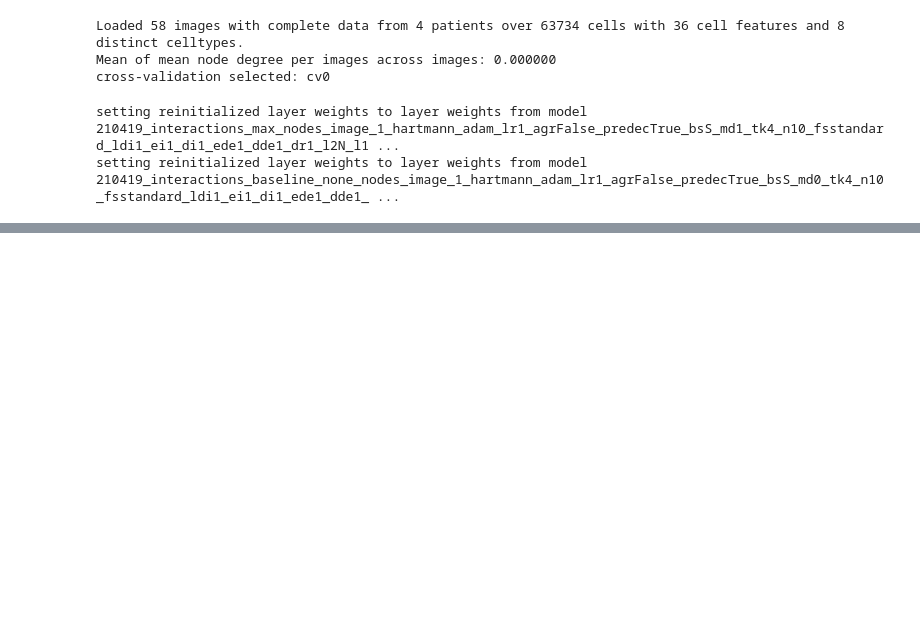
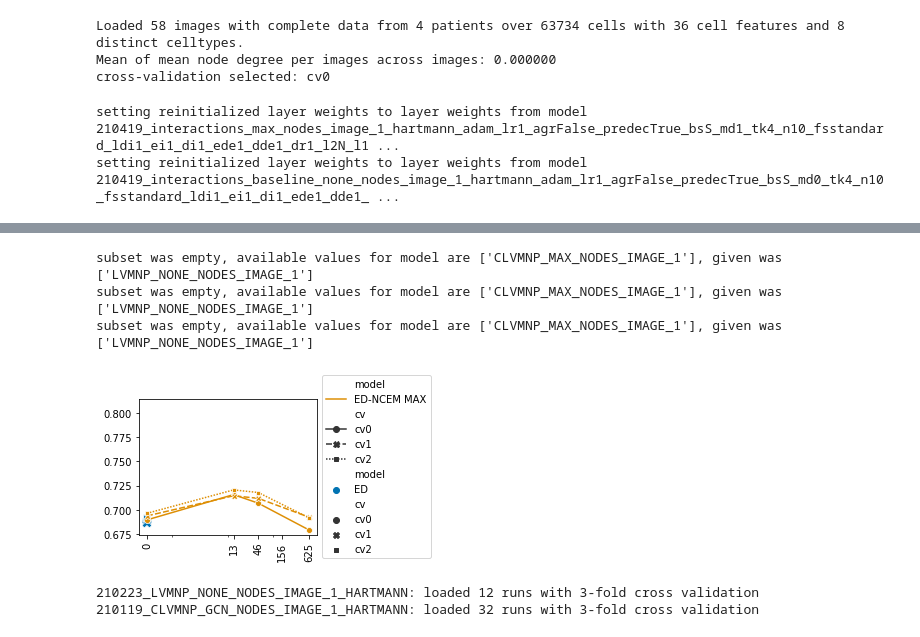
Before and after one commit to theislab/ncem, a Jupyter notebook: model_benchmarks_mibitof_cancer.ipynb, the cells around one changed output, grey strips where cells are left out. Saved outputs shown, nothing was run; the diff lists cells and outputs as text; code cells hidden in the pictures; blank space fills up the shorter version.

```diff
--- a/model_benchmarks_mibitof_cancer.ipynb
+++ b/model_benchmarks_mibitof_cancer.ipynb
@@ -191,0 +263,48 @@ setting reinitialized layer weights to layer weights from model 210419_interacti
+# %%
+gs_lvmnp.plot_best_model_by_hyperparam(
+    partition_show="test",
+    metric_show="r_squared_linreg",
+    partition_select="val",
+    metric_select="r_squared_linreg",
+    param_x="um_radius",
+    param_hue="model",
+    graph_model_class='clvmnp',
+    baseline_model_class='lvmnp',
+    rename_levels = [
+        ("model", {
+            "LVMNP_NONE_NODES_IMAGE_1": "ED",
+            "CLVMNP_MAX_NODES_IMAGE_1": "ED-NCEM MAX",
+        })
+    ],
+    figsize=(4., 2.5),
+    yaxis_limit=(0.674, 0.815),
+    plot_mode = 'lineplot',
+    palette = {"ED": "C0", "ED-NCEM MAX": "C1", "ED-NCEM GCN": "C2"},
+    xticks=[  0,  13,  46, 156, 625],
+)
+# %% [output]
+subset was empty, available values for model are ['CLVMNP_MAX_NODES_IMAGE_1'], given was ['LVMNP_NONE_NODES_IMAGE_1']
+subset was empty, available values for model are ['CLVMNP_MAX_NODES_IMAGE_1'], given was ['LVMNP_NONE_NODES_IMAGE_1']
+subset was empty, available values for model are ['CLVMNP_MAX_NODES_IMAGE_1'], given was ['LVMNP_NONE_NODES_IMAGE_1']
+[figure, added]
+# %%
+gs_lvmnp = ncem.train.GridSearchContainer(
+    dir_gs,
+    gs_ids=[
+        "210223_LVMNP_NONE_NODES_IMAGE_1_HARTMANN",
+        "210119_CLVMNP_GCN_NODES_IMAGE_1_HARTMANN",
+    ],
+    lateral_resolution=400/1024
+)
+gs_lvmnp.load_gs()
+
+test_id_ed_ncem_gcn = gs_lvmnp.get_best_model_id(
+    subset_hyperparameters=[("model", "CLVMNP_GCN_NODES_IMAGE_1")],
+    partition_select='test', metric_select="r_squared_linreg"
+)
+ed_ncem_gcn_test_r2 = np.array(
+    gs_lvmnp.summary_table[gs_lvmnp.summary_table["run_id"] ==test_id_ed_ncem_gcn]['test_r_squared_linreg']
+)
+# %% [output]
+210223_LVMNP_NONE_NODES_IMAGE_1_HARTMANN: loaded 12 runs with 3-fold cross validation
+210119_CLVMNP_GCN_NODES_IMAGE_1_HARTMANN: loaded 32 runs with 3-fold cross validation
```
Also changed, not shown: parts of 11 cells of this notebook, 4 other files.
